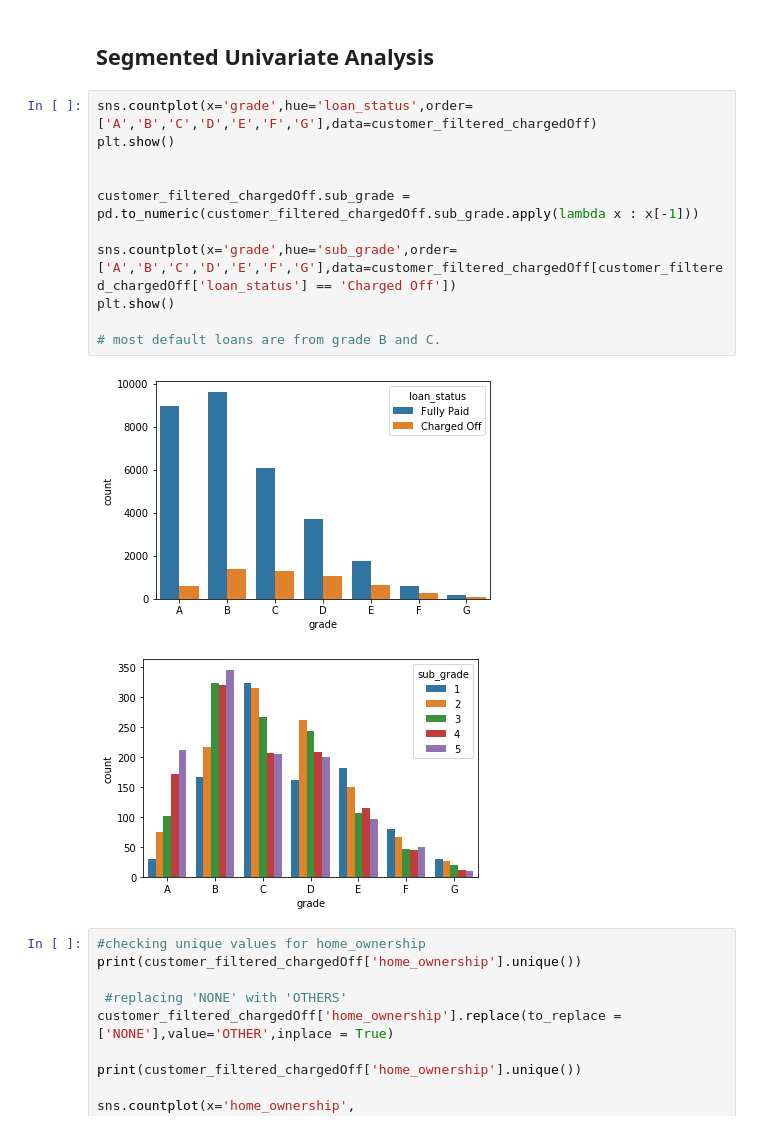
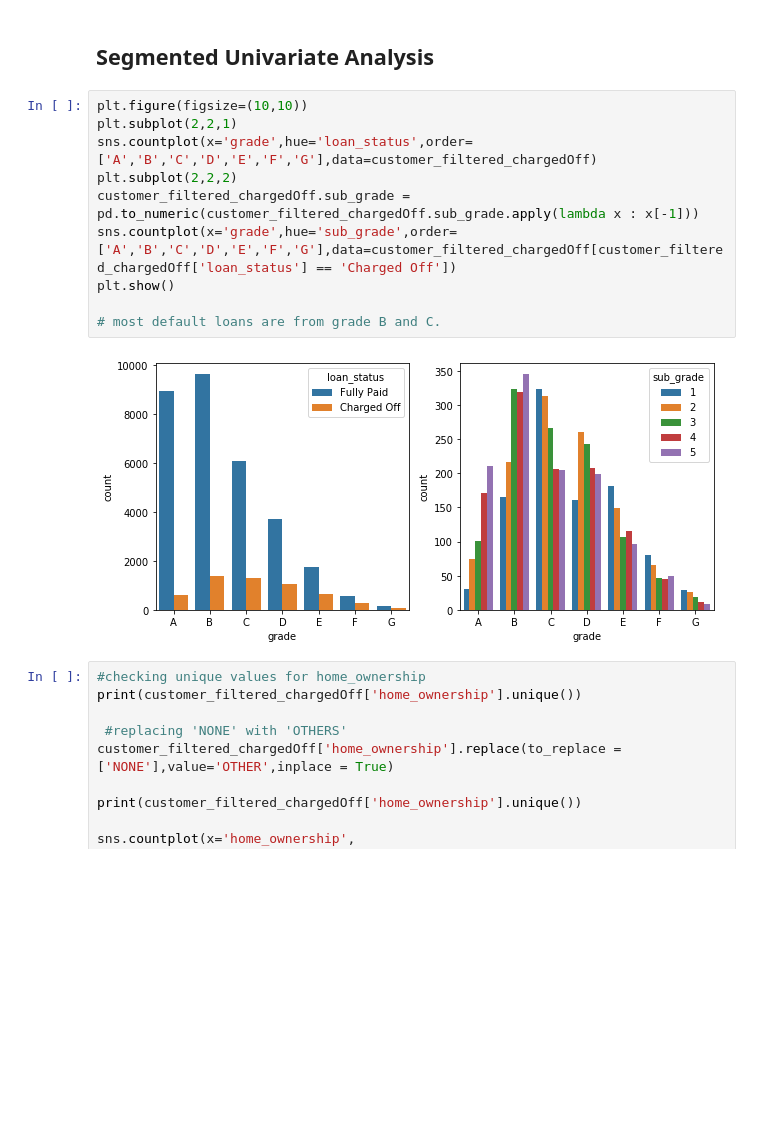
Before and after one commit to MajorMotoko007/LendingClubCaseStudy, a Jupyter notebook: Sourav_kumar_sinha.ipynb, the cells around one changed output. Drawn from its saved outputs; the diff is of its cells as text; blank space fills up the shorter version.

```diff
--- a/Sourav_kumar_sinha.ipynb
+++ b/Sourav_kumar_sinha.ipynb
@@ -455,19 +455,17 @@ plt.show()
 # %% [markdown]
 ## Segmented Univariate Analysis
 # %%
+plt.figure(figsize=(10,10))
+plt.subplot(2,2,1)
 sns.countplot(x='grade',hue='loan_status',order=['A','B','C','D','E','F','G'],data=customer_filtered_chargedOff)
-plt.show()
-
-
+plt.subplot(2,2,2)
 customer_filtered_chargedOff.sub_grade = pd.to_numeric(customer_filtered_chargedOff.sub_grade.apply(lambda x : x[-1]))
-
 sns.countplot(x='grade',hue='sub_grade',order=['A','B','C','D','E','F','G'],data=customer_filtered_chargedOff[customer_filtered_chargedOff['loan_status'] == 'Charged Off'])
 plt.show()
 
 # most default loans are from grade B and C.
 # %% [output]
-[figure, old version]
+[figure, new version]
-[figure, removed]
 # %%
 #checking unique values for home_ownership
 print(customer_filtered_chargedOff['home_ownership'].unique())
```
Also changed, not shown: parts of 7 cells of this notebook.
